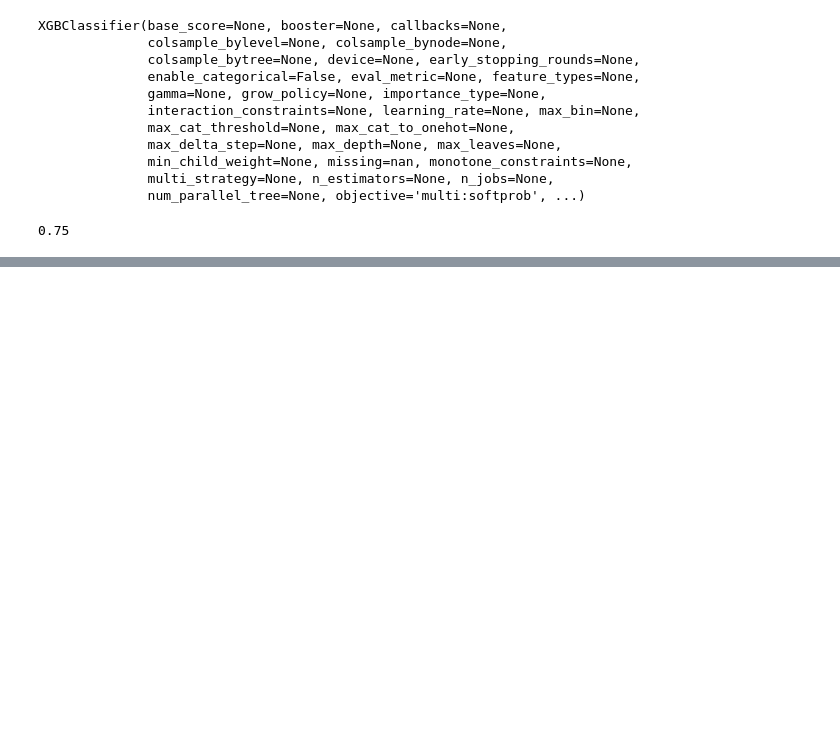
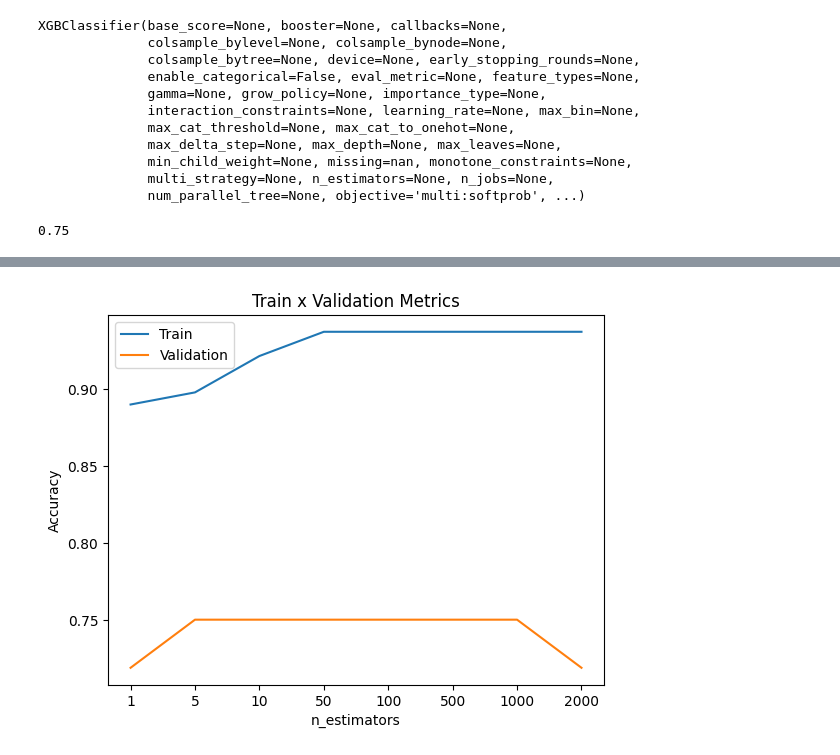
Before and after one commit to usmanadaudu/Doctor-Vet-Classification, a Jupyter notebook: Doctor-vet-classification-model-bulding_new.ipynb, the cells around one changed output, grey strips where cells are left out. Drawn from its saved outputs; the diff is of its cells as text; code cells hidden in the pictures; blank space fills up the shorter version.

```diff
--- a/Doctor-vet-classification-model-bulding_new.ipynb
+++ b/Doctor-vet-classification-model-bulding_new.ipynb
@@ -1078,7 +1079,7 @@ for n_estimators in n_estimators_list:
     acc_train = accuracy_score(predictions_train,y_train)
 
     # get the accuracy on the validation set
-    acc_val = accuracy_score(predictions_val,y_dev)
+    acc_val = accuracy_score(predictions_val,y_val)
 
     # add training accuracy to list of training accuracy
     acc_list_train.append(acc_train)
@@ -1087,0 +1107,10 @@ for n_estimators in n_estimators_list:
+# %%
+plt.title('Train x Validation Metrics')
+plt.xlabel('n_estimators')
+plt.ylabel('Accuracy')
+plt.xticks(ticks = range(len(n_estimators_list)),labels=n_estimators_list)
+plt.plot(acc_list_train)
+plt.plot(acc_list_val)
+plt.legend(['Train','Validation']);
+# %% [output]
+[figure, added]
```
Also changed, not shown: parts of 46 cells of this notebook.
